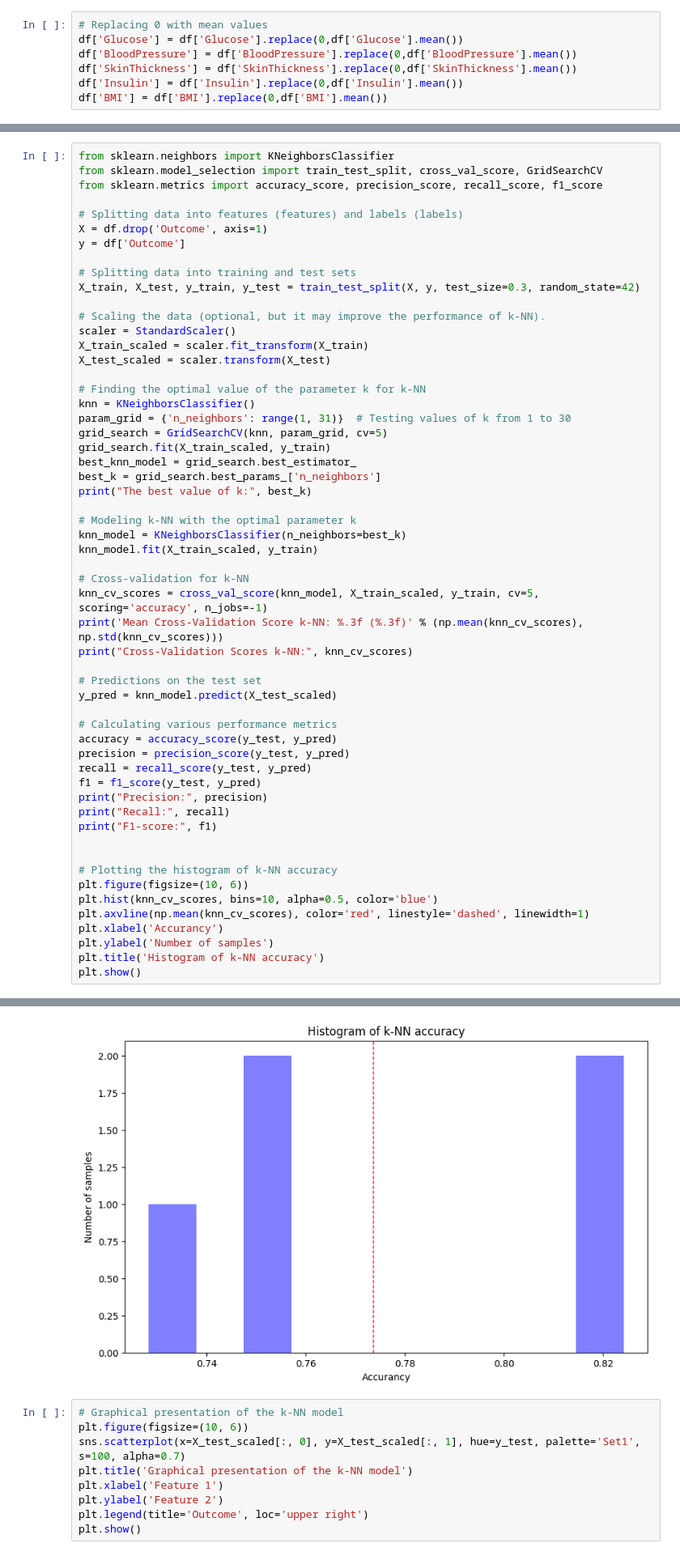
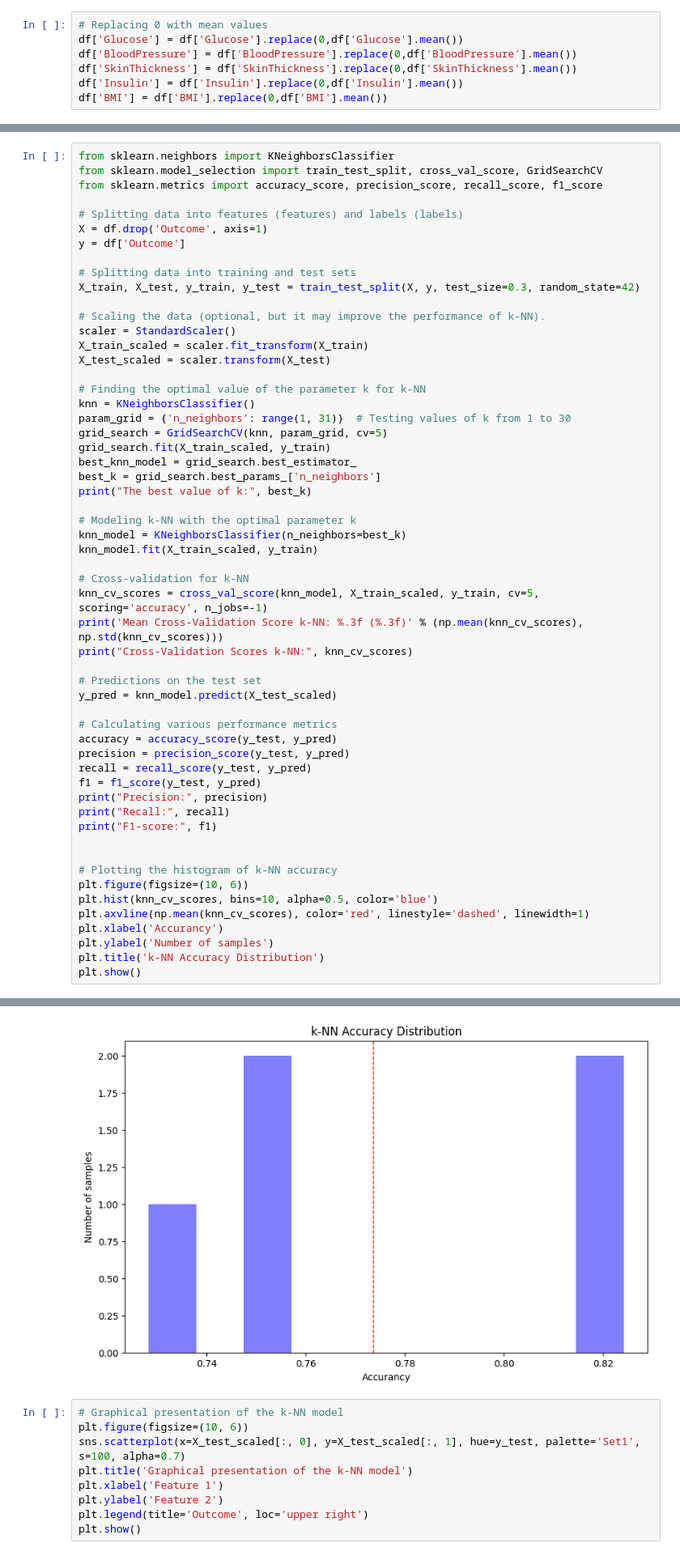
Before and after one commit to l3wandowskyy/Diabetes-Classification-Model, a Jupyter notebook: ML_Project.ipynb, the cells around one changed output, grey strips where cells are left out. Shown at 81% size. Saved outputs shown, nothing was run; the diff lists cells and outputs as text.

```diff
--- a/ML_Project.ipynb
+++ b/ML_Project.ipynb
@@ -238,7 +239,7 @@ plt.hist(knn_cv_scores, bins=10, alpha=0.5, color='blue')
 plt.axvline(np.mean(knn_cv_scores), color='red', linestyle='dashed', linewidth=1)
 plt.xlabel('Accurancy')
 plt.ylabel('Number of samples')
-plt.title('Histogram of k-NN accuracy')
+plt.title('k-NN Accuracy Distribution')
 plt.show()
 # %% [output]
 The best value of k: 21
@@ -250,4 +251,4 @@ F1-score: 0.537037037037037
-[figure, old version]
+[figure, new version]
 # %%
 # Graphical presentation of the k-NN model
 plt.figure(figsize=(10, 6))
```
Also changed, not shown: parts of 9 cells of this notebook.
